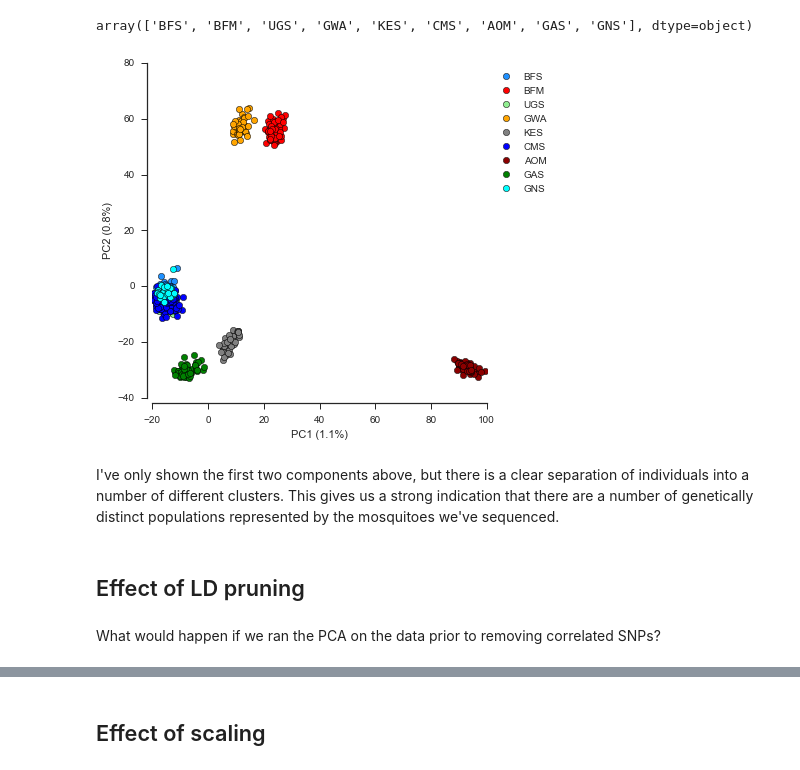
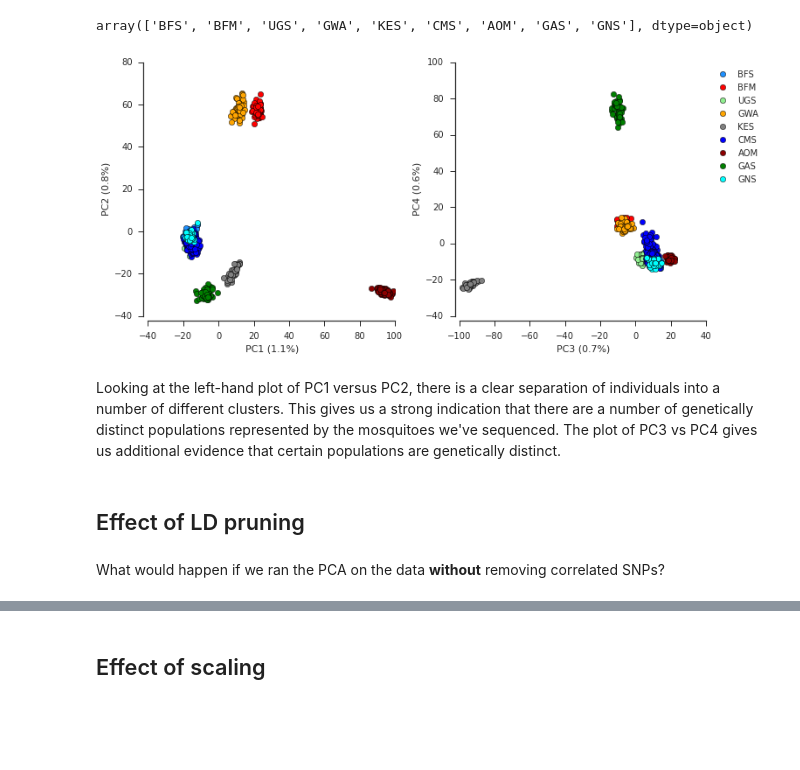
Before and after one commit to alimanfoo/alimanfoo.github.io, a Jupyter notebook: _posts/2015-09-28-fast-pca.ipynb, the cells around one changed output, grey strips where cells are left out. Drawn from its saved outputs; the diff is of its cells as text; code cells hidden in the pictures; blank space fills up the shorter version.

```diff
--- a/_posts/2015-09-28-fast-pca.ipynb
+++ b/_posts/2015-09-28-fast-pca.ipynb
@@ -233,25 +217,33 @@ pop_colours = {
     'CMS': '#0000FF',
 }
 # %%
-def plot_pca(coords, model, pc1, pc2):
-    fig, ax = plt.subplots(figsize=(6, 6))
+def plot_pca_coords(coords, model, pc1, pc2, ax):
     sns.despine(ax=ax, offset=5)
-    x = coords[:, pc1-1]
-    y = coords[:, pc2-1]
+    x = coords[:, pc1]
+    y = coords[:, pc2]
     for pop in populations:
         flt = (df_samples.population == pop).values
         ax.plot(x[flt], y[flt], marker='o', linestyle=' ', color=pop_colours[pop], label=pop, markersize=6, mec='k', mew=.5)
+    ax.set_xlabel('PC%s (%.1f%%)' % (pc1+1, model.explained_variance_ratio_[pc1]*100))
+    ax.set_ylabel('PC%s (%.1f%%)' % (pc2+1, model.explained_variance_ratio_[pc2]*100))
+
+def fig_pca(coords, model):
+    # plot coords for PCs 1 vs 2, 3 vs 4
+    fig = plt.figure(figsize=(10, 5))
+    ax = fig.add_subplot(1, 2, 1)
+    plot_pca_coords(coords, model, 0, 1, ax)
+    ax = fig.add_subplot(1, 2, 2)
+    plot_pca_coords(coords, model, 2, 3, ax)
     ax.legend(bbox_to_anchor=(1, 1), loc='upper left')
-    ax.set_xlabel('PC%s (%.1f%%)' % (pc1, model.explained_variance_ratio_[pc1-1]*100))
-    ax.set_ylabel('PC%s (%.1f%%)' % (pc2, model.explained_variance_ratio_[pc2-1]*100))
+    fig.tight_layout()
 # %%
-plot_pca(coords, model, 1, 2)
+fig_pca(coords, model)
 # %% [output]
-[figure, old version]
+[figure, new version]
 # %% [markdown]
-I've only shown the first two components above, but there is a clear separation of individuals into a number of different clusters. This gives us a strong indication that there are a number of genetically distinct populations represented by the mosquitoes we've sequenced.
+Looking at the left-hand plot of PC1 versus PC2, there is a clear separation of individuals into a number of different clusters. This gives us a strong indication that there are a number of genetically distinct populations represented by the mosquitoes we've sequenced. The plot of PC3 vs PC4 gives us additional evidence that certain populations are genetically distinct.
 # %% [markdown]
 ## Effect of LD pruning
 # %% [markdown]
-What would happen if we ran the PCA on the data prior to removing correlated SNPs?
+What would happen if we ran the PCA on the data **without** removing correlated SNPs?
 # %%
```
Also changed, not shown: parts of 27 cells of this notebook, 9 other files.
